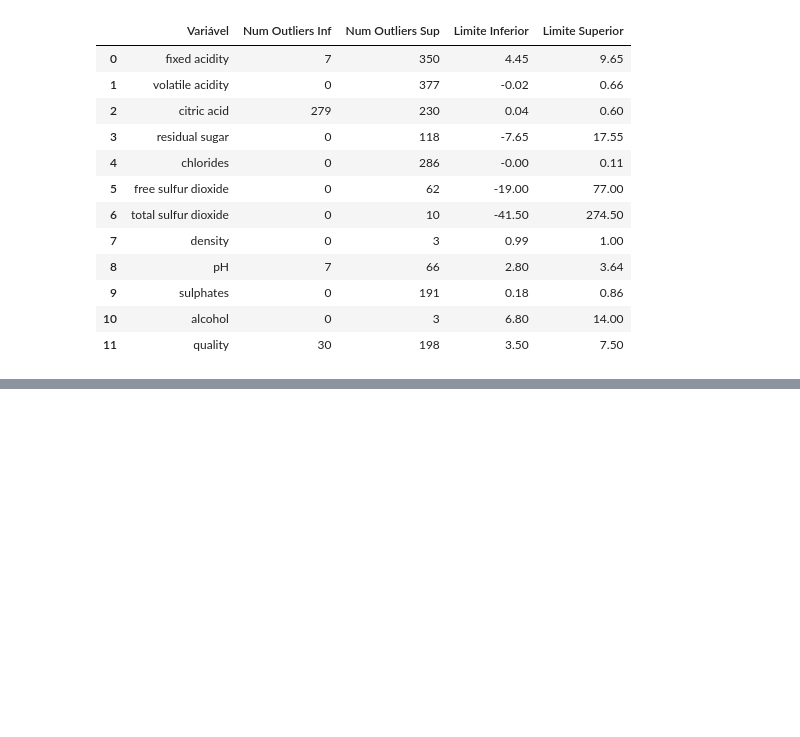
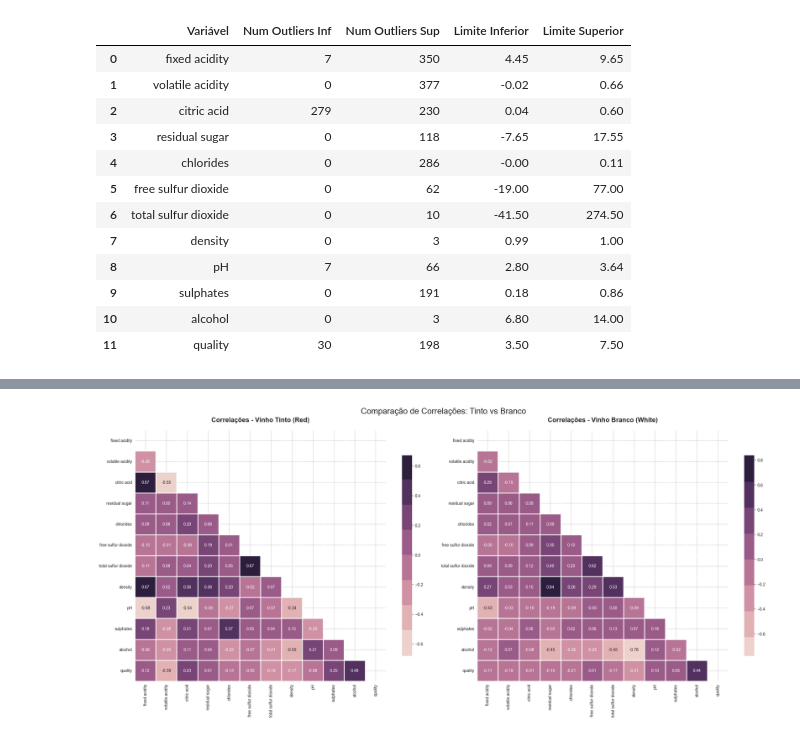
Before and after one commit to viabdon/wine-quality-statistical-analysis, a Jupyter notebook: notebooks/projeto.ipynb, the cells around one changed output, grey strips where cells are left out. Cells and saved outputs as stored; diff of their text form; code cells hidden in the pictures; blank space fills up the shorter version.

```diff
--- a/notebooks/projeto.ipynb
+++ b/notebooks/projeto.ipynb
@@ -22,14 +22,19 @@ import matplotlib.pyplot as plt
 import seaborn as sns
 from scipy import stats
 
-red_wine = pd.read_csv('https://archive.ics.uci.edu/ml/machine-learning-databases/wine-quality/winequality-red.csv', sep=';')
-white_wine = pd.read_csv('https://archive.ics.uci.edu/ml/machine-learning-databases/wine-quality/winequality-white.csv', sep=';')
+red_wine = pd.read_csv(
+    "https://archive.ics.uci.edu/ml/machine-learning-databases/wine-quality/winequality-red.csv",
+    sep=";",
+)
+white_wine = pd.read_csv(
+    "https://archive.ics.uci.edu/ml/machine-learning-databases/wine-quality/winequality-white.csv",
+    sep=";",
+)
 
 # Classificando os tipos de vinho em uma coluna type
-red_wine['type'] = 'red'
-white_wine['type'] = 'white'
+red_wine["type"] = "red"
+white_wine["type"] = "white"
 
-# Juntando os datasets
 df = pd.concat([red_wine, white_wine], axis=0, ignore_index=True)
 df
 # %% [output]
@@ -179,0 +193,37 @@ outlier_df
+# %%
+fig, axes = plt.subplots(1, 2, figsize=(24, 10))
+wine_types = ["red", "white"]
+titles = ["Correlações - Vinho Tinto (Red)", "Correlações - Vinho Branco (White)"]
+
+for i, wine_type in enumerate(wine_types):
+    df_filtered = df[df["type"] == wine_type]
+    correlation_matrix = df_filtered[numeric_cols].corr()
+
+    # Cria uma máscara responsável por remover a metade duplicada das correlações
+    mask = np.triu(np.ones_like(correlation_matrix, dtype=bool))
+
+    default_cube = sns.cubehelix_palette(8)
+
+    sns.heatmap(
+        correlation_matrix,
+        mask=mask,
+        annot=True,
+        fmt=".2f",
+        cmap=default_cube,
+        center=0,
+        square=True,
+        linewidths=1,
+        cbar_kws={"shrink": 0.8},
+        ax=axes[i],
+        vmin = -1, vmax = 1
+    )
+
+    axes[i].set_title(
+        f"{titles[i]}", fontsize=16, fontweight="bold", pad=20
+    )
+
+plt.suptitle("Comparação de Correlações: Tinto vs Branco", fontsize=20, y=1.02)
+plt.tight_layout()
+plt.show()
+# %% [output]
+[figure, added]
```
Also changed, not shown: parts of 9 cells of this notebook.
